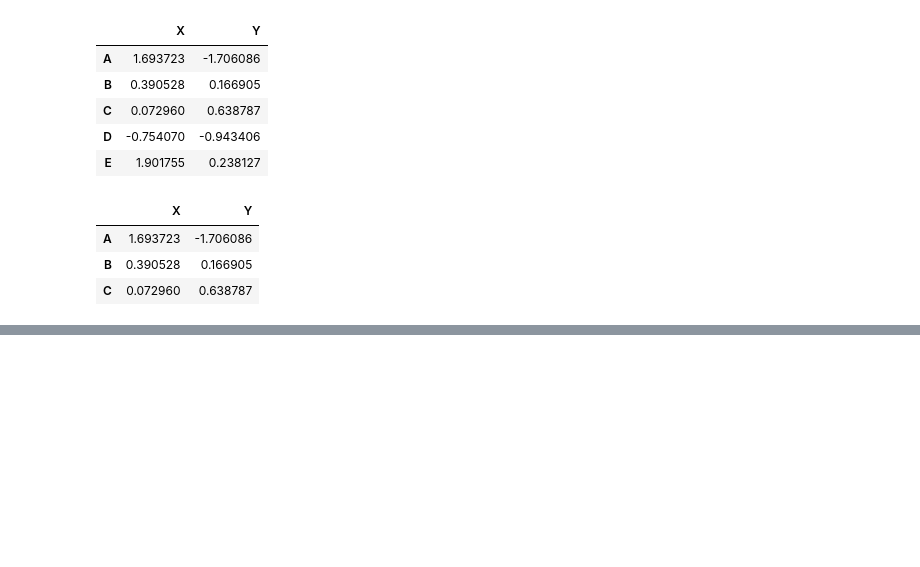
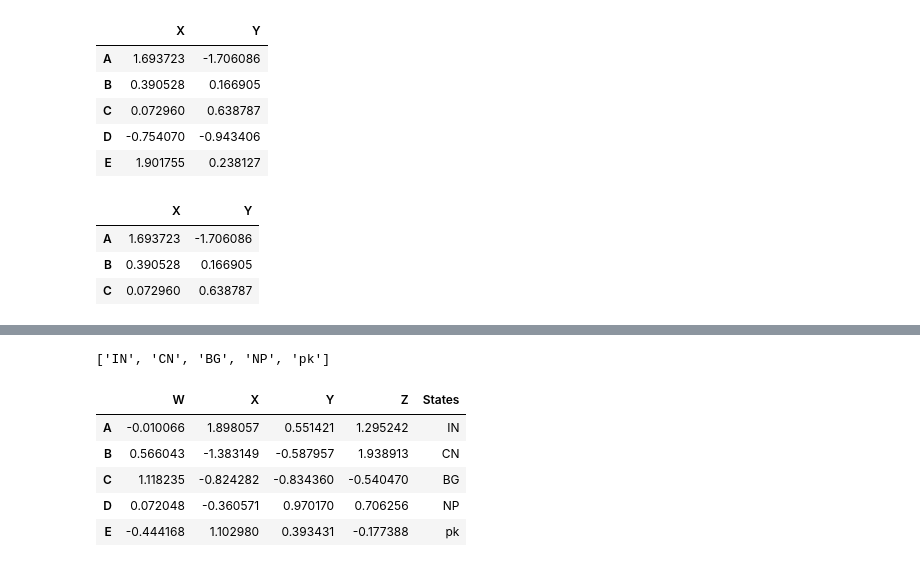
Before and after one commit to sudhanshuptl/MyCodeDump, a Jupyter notebook: Python/Python-modules/Pandas/Pandas DataFrame.ipynb, the cells around one changed output, grey strips where cells are left out. Drawn from its saved outputs; the diff is of its cells as text; code cells hidden in the pictures; blank space fills up the shorter version.

```diff
--- a/Python/Python-modules/Pandas/Pandas DataFrame.ipynb
+++ b/Python/Python-modules/Pandas/Pandas DataFrame.ipynb
@@ -150,0 +268,16 @@ df.iloc[0:3,1:3]
+# %%
+# setting new index
+new_id = 'IN CN BG NP pk'.split()
+new_id
+# %% [output]
+['IN', 'CN', 'BG', 'NP', 'pk']
+# %%
+df['States'] = new_id
+df
+# %% [output]
+|  | W | X | Y | Z | States |
+| A | -0.010066 | 1.898057 | 0.551421 | 1.295242 | IN |
+| B | 0.566043 | -1.383149 | -0.587957 | 1.938913 | CN |
+| C | 1.118235 | -0.824282 | -0.834360 | -0.540470 | BG |
+| D | 0.072048 | -0.360571 | 0.970170 | 0.706256 | NP |
+| E | -0.444168 | 1.102980 | 0.393431 | -0.177388 | pk |
```
Also changed, not shown: parts of 34 cells of this notebook, 1 other file.
